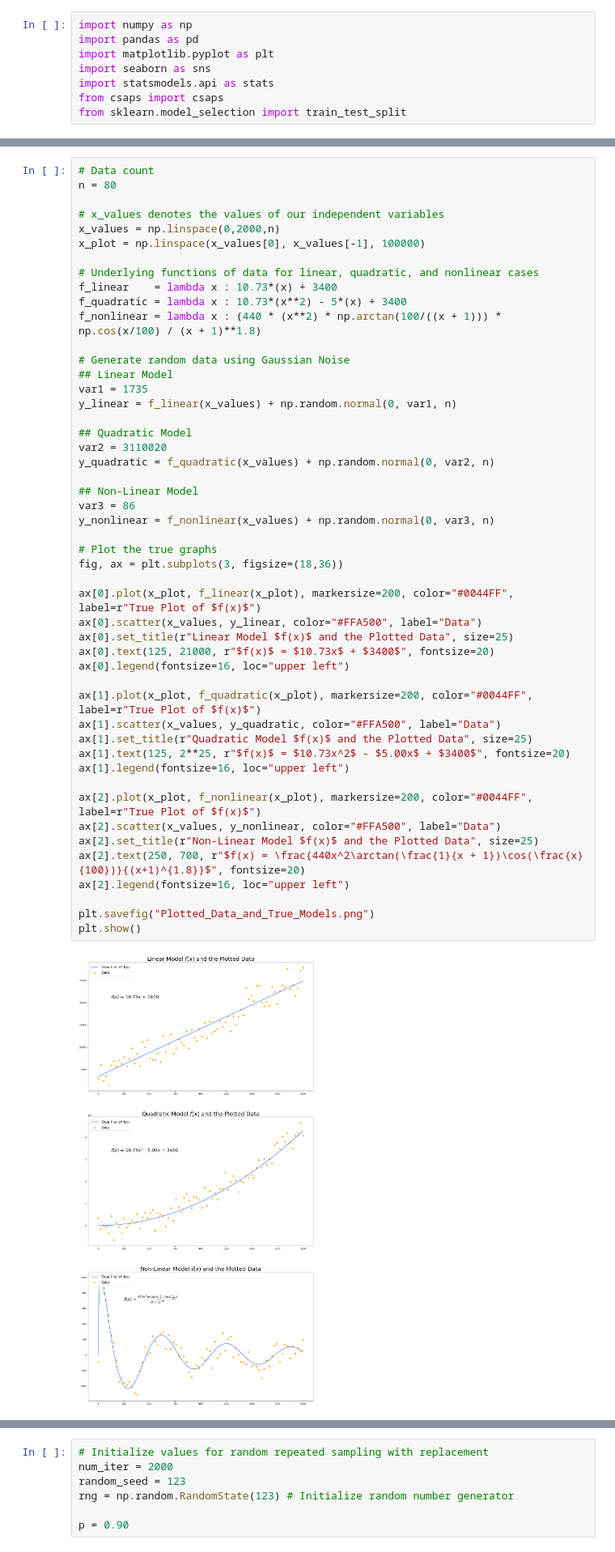
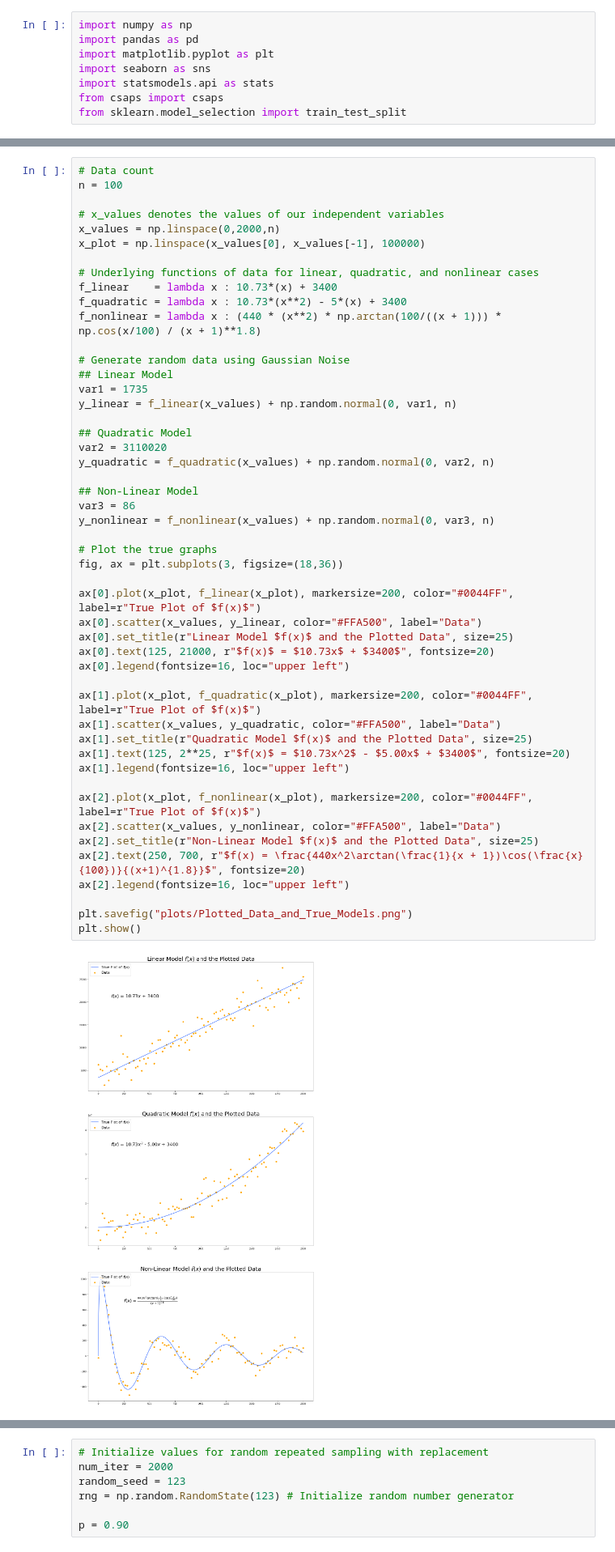
Before and after one commit to ririye01/Exploring-Errors-in-Regression, a Jupyter notebook: Errors in Regression.ipynb, the cells around one changed output, grey strips where cells are left out. Shown at 81% size. Saved outputs shown, nothing was run; the diff lists cells and outputs as text.

```diff
--- a/Errors in Regression.ipynb
+++ b/Errors in Regression.ipynb
@@ -58,6 +62,6 @@ The reason why I am using multiple models of varying complexities is because I w
 # %%
 # Data count
-n = 80
+n = 100
 
 # x_values denotes the values of our independent variables
 x_values = np.linspace(0,2000,n)
@@ -77,33 +81,33 @@ y_linear = f_linear(x_values) + np.random.normal(0, var1, n)
 var2 = 3110020
 y_quadratic = f_quadratic(x_values) + np.random.normal(0, var2, n)
 
 ## Non-Linear Model
 var3 = 86
 y_nonlinear = f_nonlinear(x_values) + np.random.normal(0, var3, n)
 
 # Plot the true graphs
 fig, ax = plt.subplots(3, figsize=(18,36))
 
 ax[0].plot(x_plot, f_linear(x_plot), markersize=200, color="#0044FF", label=r"True Plot of $f(x)$")
 ax[0].scatter(x_values, y_linear, color="#FFA500", label="Data")
 ax[0].set_title(r"Linear Model $f(x)$ and the Plotted Data", size=25)
 ax[0].text(125, 21000, r"$f(x)$ = $10.73x$ + $3400$", fontsize=20)
 ax[0].legend(fontsize=16, loc="upper left")
 
 ax[1].plot(x_plot, f_quadratic(x_plot), markersize=200, color="#0044FF", label=r"True Plot of $f(x)$")
 ax[1].scatter(x_values, y_quadratic, color="#FFA500", label="Data")
 ax[1].set_title(r"Quadratic Model $f(x)$ and the Plotted Data", size=25)
 ax[1].text(125, 2**25, r"$f(x)$ = $10.73x^2$ - $5.00x$ + $3400$", fontsize=20)
 ax[1].legend(fontsize=16, loc="upper left")
 
 ax[2].plot(x_plot, f_nonlinear(x_plot), markersize=200, color="#0044FF", label=r"True Plot of $f(x)$")
 ax[2].scatter(x_values, y_nonlinear, color="#FFA500", label="Data")
 ax[2].set_title(r"Non-Linear Model $f(x)$ and the Plotted Data", size=25)
 ax[2].text(250, 700, r"$f(x) = \frac{440x^2\arctan(\frac{1}{x + 1})\cos(\frac{x}{100})}{(x+1)^{1.8}}$", fontsize=20)
 ax[2].legend(fontsize=16, loc="upper left")
 
-plt.savefig("Plotted_Data_and_True_Models.png")
+plt.savefig("plots/Plotted_Data_and_True_Models.png")
 plt.show()
 # %% [output]
-[figure, old version]
+[figure, new version]
 # %% [markdown]
```
Also changed, not shown: parts of 20 cells of this notebook, 5 other files.
